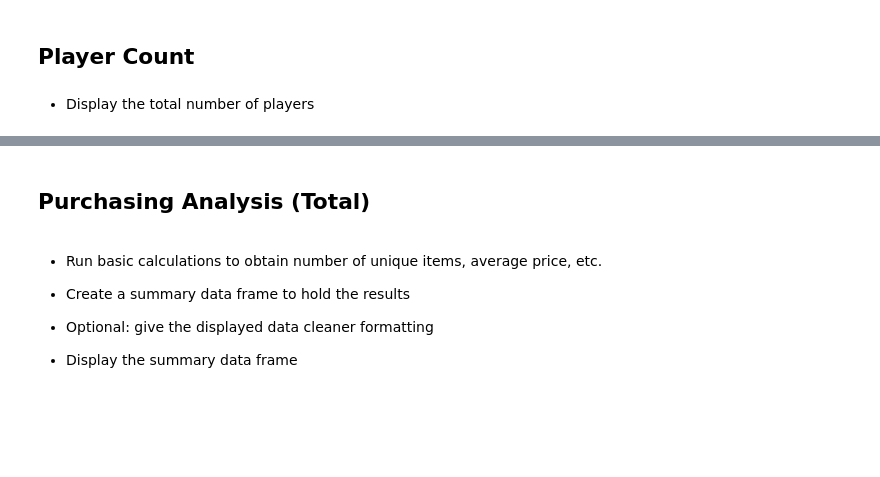
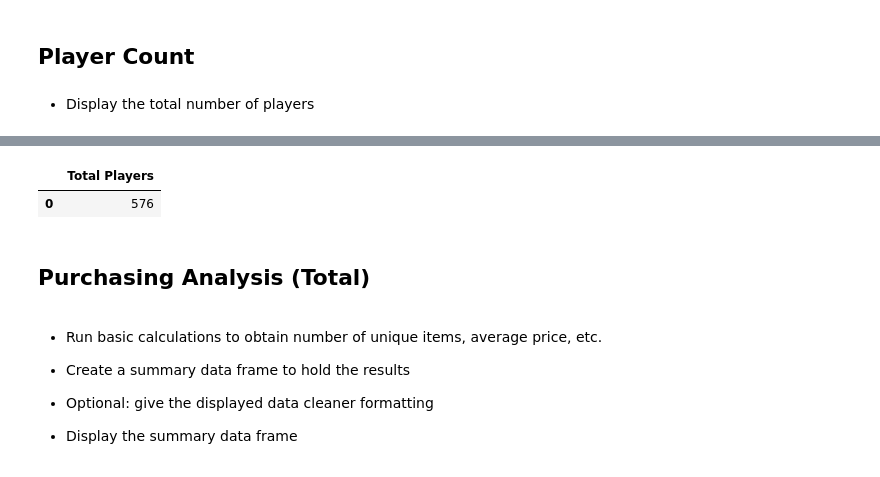
Before and after one commit to KatherineK7/pandas-challenge, a Jupyter notebook: 02-Case-Assignment/HeroesOfPymoli/HeroesOfPymoli_starter.ipynb, the cells around one changed output, grey strips where cells are left out. Saved outputs shown, nothing was run; the diff lists cells and outputs as text; code cells hidden in the pictures; blank space fills up the shorter version.

```diff
--- a/02-Case-Assignment/Instructions/HeroesOfPymoli/HeroesOfPymoli_starter-Copy1.ipynb
+++ b/02-Case-Assignment/HeroesOfPymoli/HeroesOfPymoli_starter.ipynb
@@ -39,3 +25,14 @@ Name: SN, Length: 780, dtype: object>
+# %%
+unique_purchasers = purchase_data['SN'].unique()
+players = len(unique_purchasers)
+
+
+total_players = pd.DataFrame({'Total Players': [len(unique_purchasers)]})
+
+total_players
+# %% [output]
+|  | Total Players |
+| 0 | 576 |
 # %% [markdown]
 ## Purchasing Analysis (Total)
 # %% [markdown]
```
Also changed, not shown: parts of 14 cells of this notebook, 38 other files.
